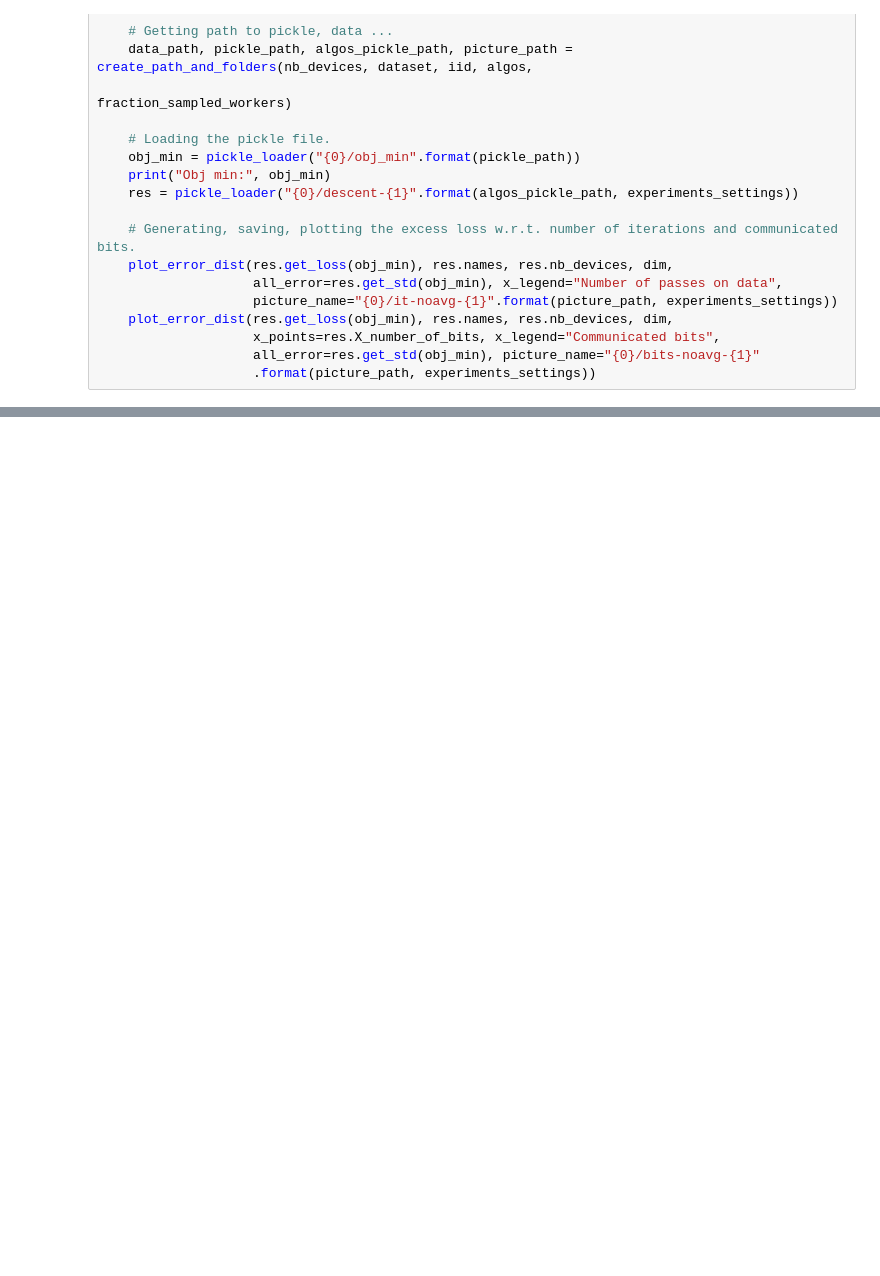
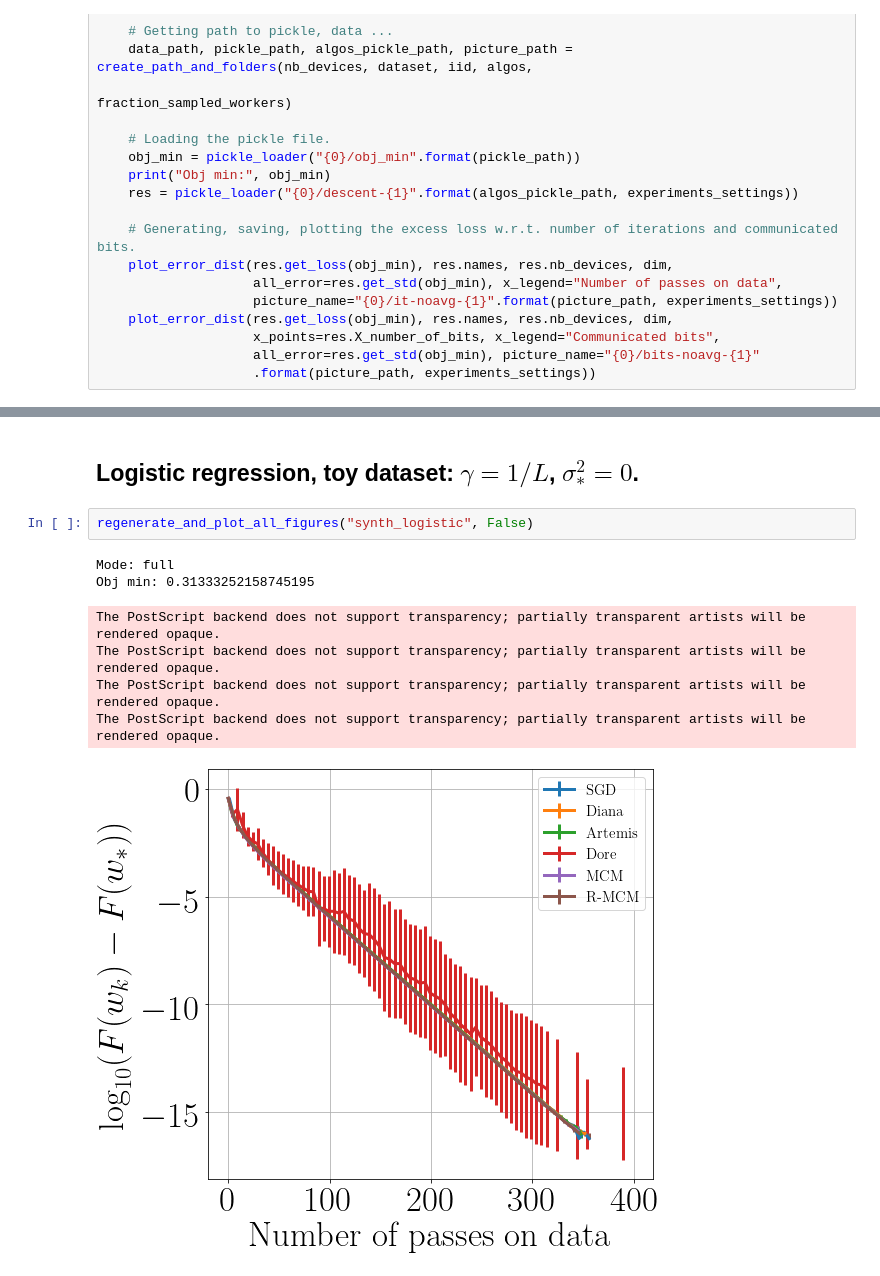
Before and after one commit to philipco/artemis-bidirectional-compression, a Jupyter notebook: notebook/Synthethic experiments.ipynb, the cells around one changed output, grey strips where cells are left out. Cells and saved outputs as stored; diff of their text form; blank space fills up the shorter version.

```diff
--- a/notebook/Synthethic experiments.ipynb
+++ b/notebook/Synthethic experiments.ipynb
@@ -59,0 +75,12 @@ The PostScript backend does not support transparency; partially transparent arti
+# %% [markdown]
+## Logistic regression, toy dataset: $γ= 1/L$, $\sigma_*^2 = 0$.
+# %%
+regenerate_and_plot_all_figures("synth_logistic", False)
+# %% [output]
+Mode: full
+Obj min: 0.31333252158745195
+The PostScript backend does not support transparency; partially transparent artists will be rendered opaque.
+The PostScript backend does not support transparency; partially transparent artists will be rendered opaque.
+The PostScript backend does not support transparency; partially transparent artists will be rendered opaque.
+The PostScript backend does not support transparency; partially transparent artists will be rendered opaque.
+[figure, added]
```
Also changed, not shown: parts of 6 cells of this notebook, 6 other files.
